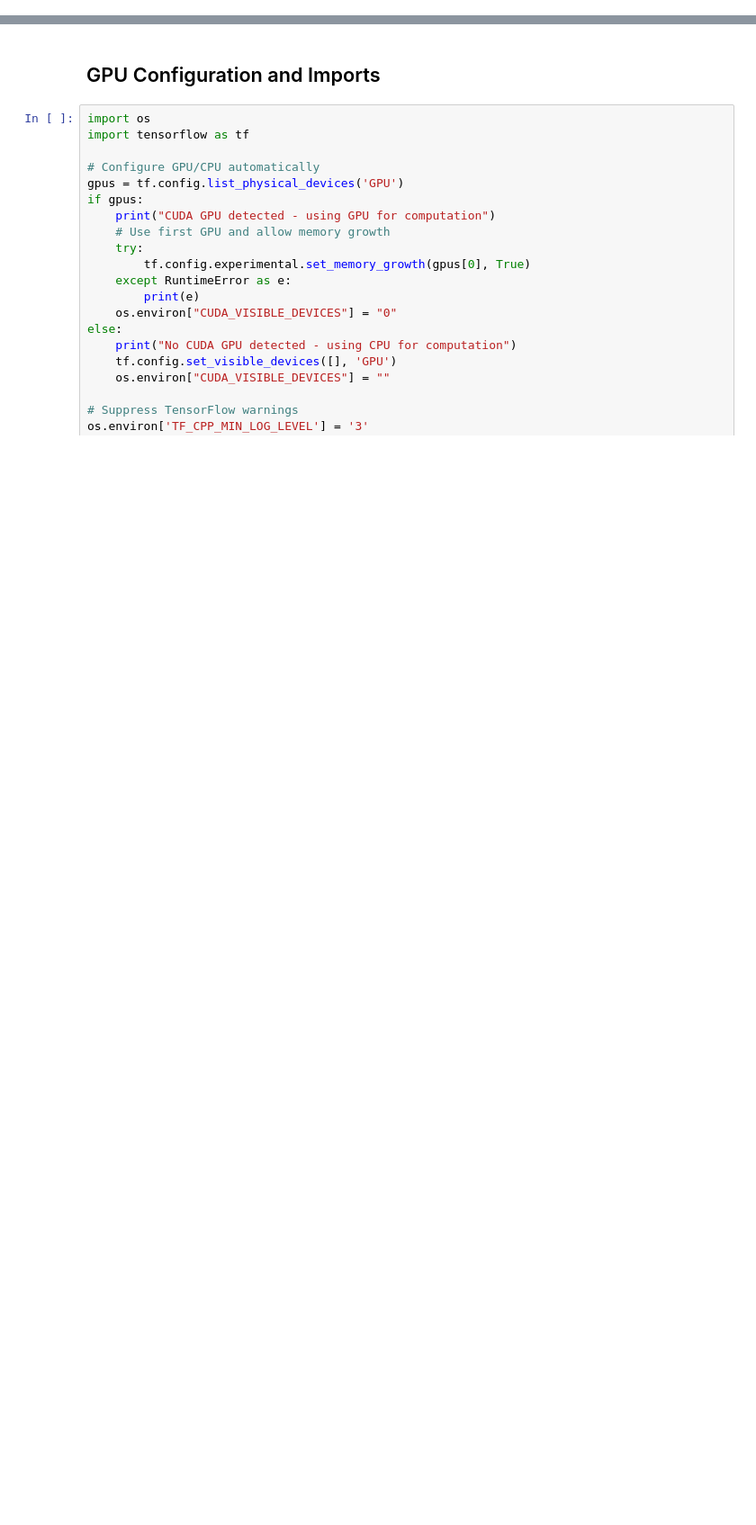
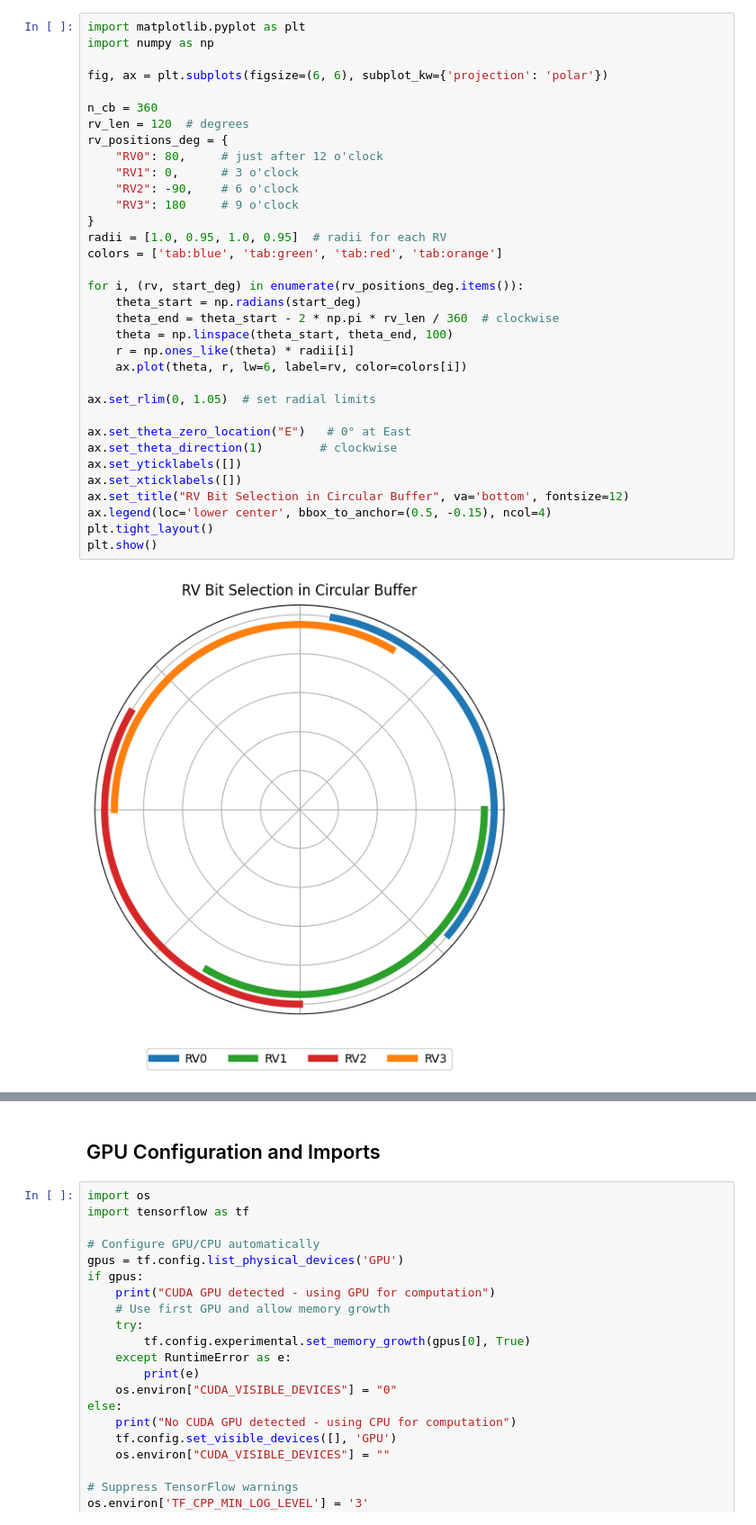
Before and after one commit to rabihchrabieh/sionna, a Jupyter notebook: tutorials/phy/5G_LDPC_HARQ_in_AWGN.ipynb, the cells around one changed output, grey strips where cells are left out. Shown at 90% size. Drawn from its saved outputs; the diff is of its cells as text; blank space fills up the shorter version.

```diff
--- a/tutorials/phy/5G_LDPC_HARQ_in_AWGN.ipynb
+++ b/tutorials/phy/5G_LDPC_HARQ_in_AWGN.ipynb
@@ -0,0 +53,36 @@
+# %%
+import matplotlib.pyplot as plt
+import numpy as np
+
+fig, ax = plt.subplots(figsize=(6, 6), subplot_kw={'projection': 'polar'})
+
+n_cb = 360
+rv_len = 120  # degrees
+rv_positions_deg = {
+    "RV0": 80,     # just after 12 o'clock
+    "RV1": 0,      # 3 o'clock
+    "RV2": -90,    # 6 o'clock
+    "RV3": 180     # 9 o'clock
+}
+radii = [1.0, 0.95, 1.0, 0.95]  # radii for each RV
+colors = ['tab:blue', 'tab:green', 'tab:red', 'tab:orange']
+
+for i, (rv, start_deg) in enumerate(rv_positions_deg.items()):
+    theta_start = np.radians(start_deg)
+    theta_end = theta_start - 2 * np.pi * rv_len / 360  # clockwise
+    theta = np.linspace(theta_start, theta_end, 100)
+    r = np.ones_like(theta) * radii[i]
+    ax.plot(theta, r, lw=6, label=rv, color=colors[i])
+
+ax.set_rlim(0, 1.05)  # set radial limits
+
+ax.set_theta_zero_location("E")   # 0° at East
+ax.set_theta_direction(1)        # clockwise
+ax.set_yticklabels([])
+ax.set_xticklabels([])
+ax.set_title("RV Bit Selection in Circular Buffer", va='bottom', fontsize=12)
+ax.legend(loc='lower center', bbox_to_anchor=(0.5, -0.15), ncol=4)
+plt.tight_layout()
+plt.show()
+# %% [output]
+[figure, added]
```
Also changed, not shown: parts of 13 cells of this notebook.
